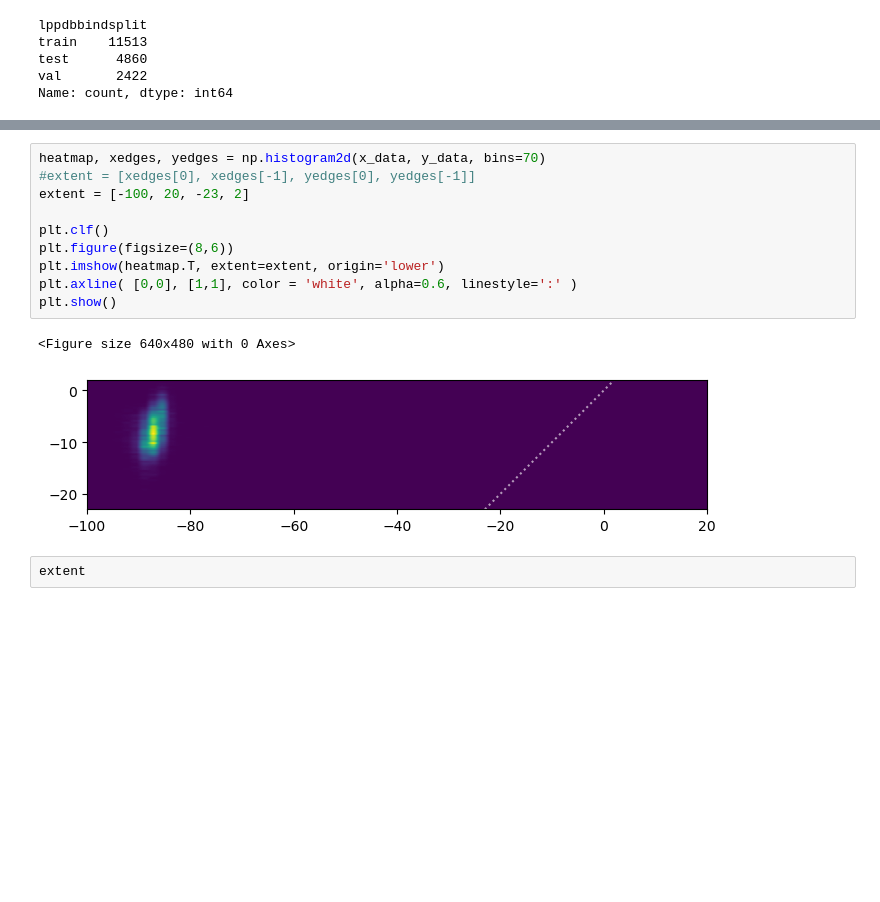
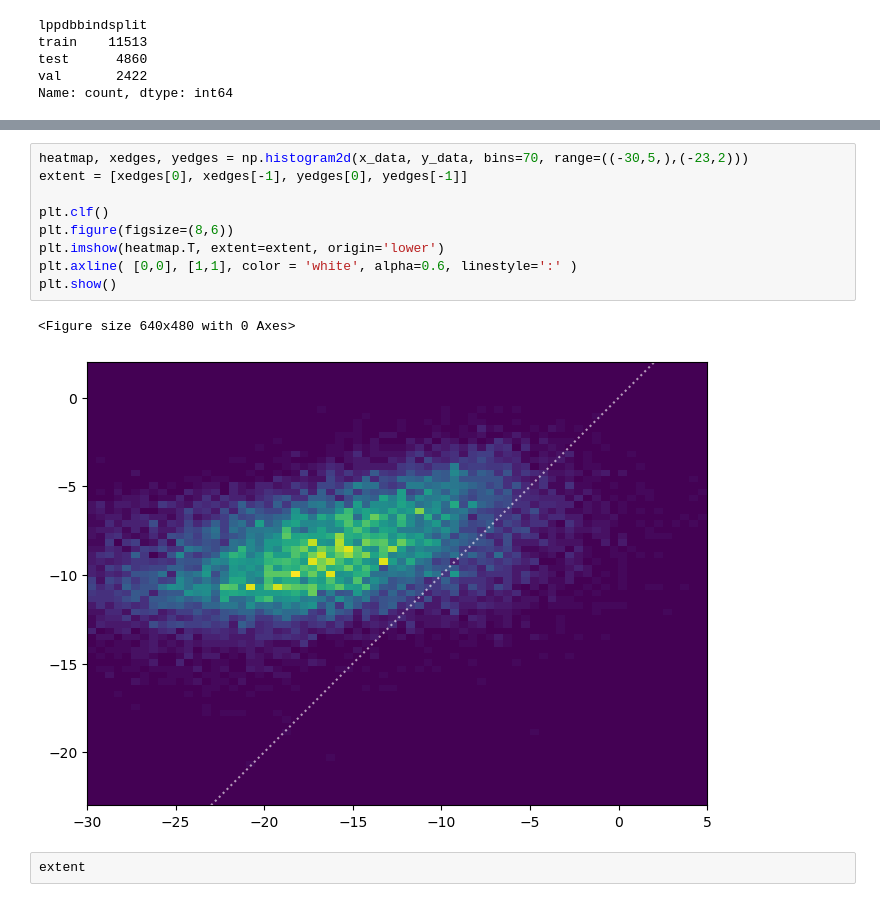
Before and after one commit to Hackefleisch/pdbbind_dock, a Jupyter notebook: analysis.ipynb, the cells around one changed output, grey strips where cells are left out. Saved outputs shown, nothing was run; the diff lists cells and outputs as text; blank space fills up the shorter version.

Commit message:
Fixed an error during figure generation

```diff
--- a/analysis.ipynb
+++ b/analysis.ipynb
@@ -329,16 +329,15 @@ plt.show()
 # %%
-heatmap, xedges, yedges = np.histogram2d(x_data, y_data, bins=70)
-#extent = [xedges[0], xedges[-1], yedges[0], yedges[-1]]
-extent = [-100, 20, -23, 2]
+heatmap, xedges, yedges = np.histogram2d(x_data, y_data, bins=70, range=((-30,5,),(-23,2)))
+extent = [xedges[0], xedges[-1], yedges[0], yedges[-1]]
 
 plt.clf()
 plt.figure(figsize=(8,6))
 plt.imshow(heatmap.T, extent=extent, origin='lower')
 plt.axline( [0,0], [1,1], color = 'white', alpha=0.6, linestyle=':' )
 plt.show()
 # %% [output]
 <Figure size 640x480 with 0 Axes>
-[figure, old version]
+[figure, new version]
 # %%
 extent
 # %% [output]
```
Also changed, not shown: parts of 2 cells of this notebook.
